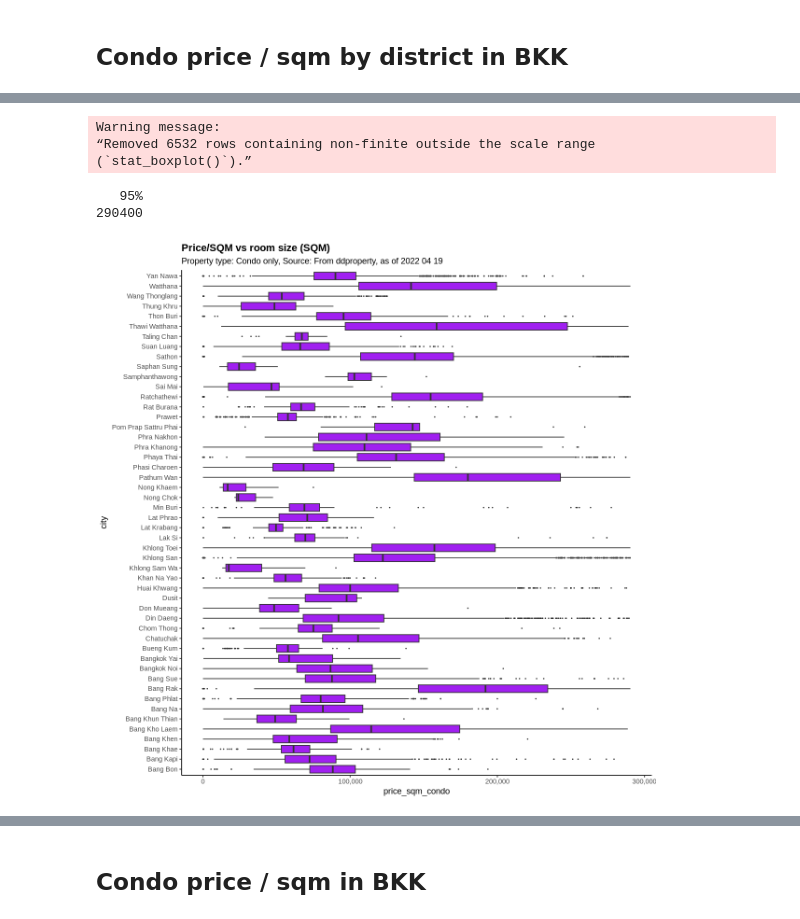
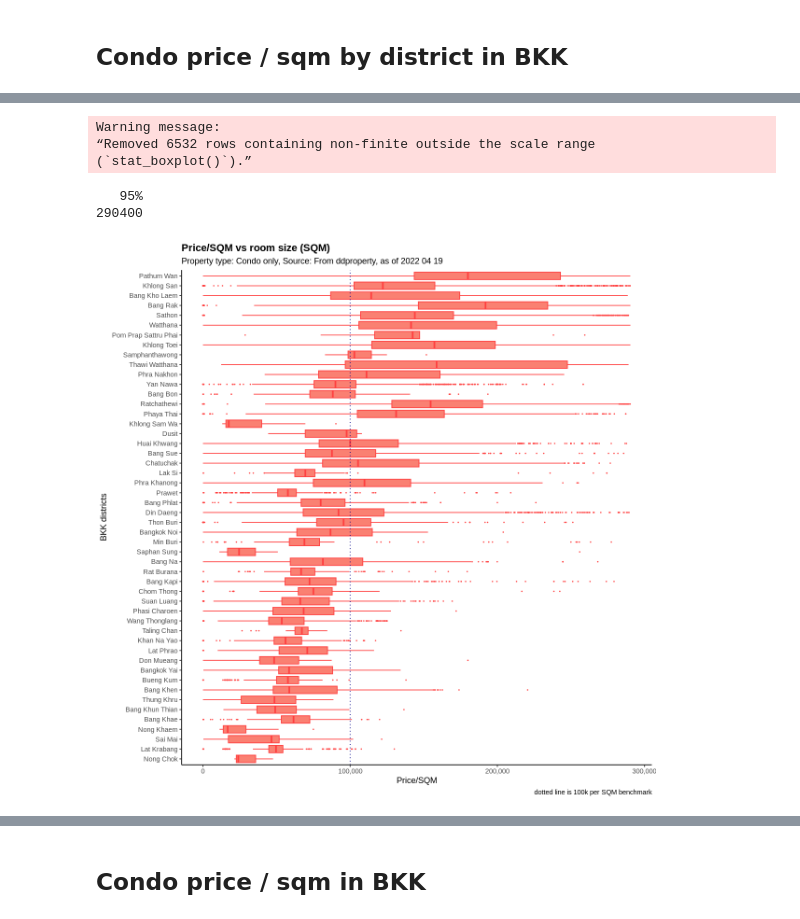
Before and after one commit to kawin-pixel/real_estate_th, a Jupyter notebook: Real_estate_TH_200k.ipynb, the cells around one changed output, grey strips where cells are left out. Cells and saved outputs as stored; diff of their text form; code cells hidden in the pictures.

```diff
--- a/Real_estate_TH_200k.ipynb
+++ b/Real_estate_TH_200k.ipynb
@@ -76,26 +141,32 @@ fivenum(data$price_sqm_condo)
 # %%
 #supply overview
 
 ##condo price / sqm by district in BKK
 options(repr.plot.width=10, repr.plot.height=10, dpi = 600)
 
-ggplot(subset(data, property_type == "Condo" & state == "Bangkok" ), mapping = aes(x = price_sqm_condo, y = city)) +
-  geom_boxplot( fill = "purple", outlier.size = 0.2) +
+ggplot(subset(data, property_type == "Condo" & state == "Bangkok" ),
+mapping = aes(x = price_sqm_condo, y = reorder(city, price))) +
+  geom_boxplot( fill = "salmon", outlier.size = 0.2, col = "brown1") +
   scale_x_continuous(limits = c(0,290400), ##price quantile 0.95 = 290,400
                      labels = scales::comma) +
+ geom_vline(xintercept = 100000, color = "darkblue",  linetype = "dotted") +
+
   ## theme and label
   theme_classic() +
   theme(plot.title = element_text(face = "bold"),
         element_text(family = "Noto sans")) +
   labs(title = "Price/SQM vs room size (SQM)",
-        subtitle = "Property type: Condo only, Source: From ddproperty, as of 2022 04 19 ")
+        subtitle = "Property type: Condo only, Source: From ddproperty, as of 2022 04 19 ",
+        caption ="dotted line is 100k per SQM benchmark",
+        y = "BKK districts",
+        x = "Price/SQM")
 
 
 quantile(data$price_sqm_condo, 0.95, na.rm = T)
 # %% [output]
 Warning message:
 “Removed 6532 rows containing non-finite outside the scale range
 (`stat_boxplot()`).”
    95%
 290400
-[figure, old version]
+[figure, new version]
```
Also changed, not shown: parts of 24 cells of this notebook.
